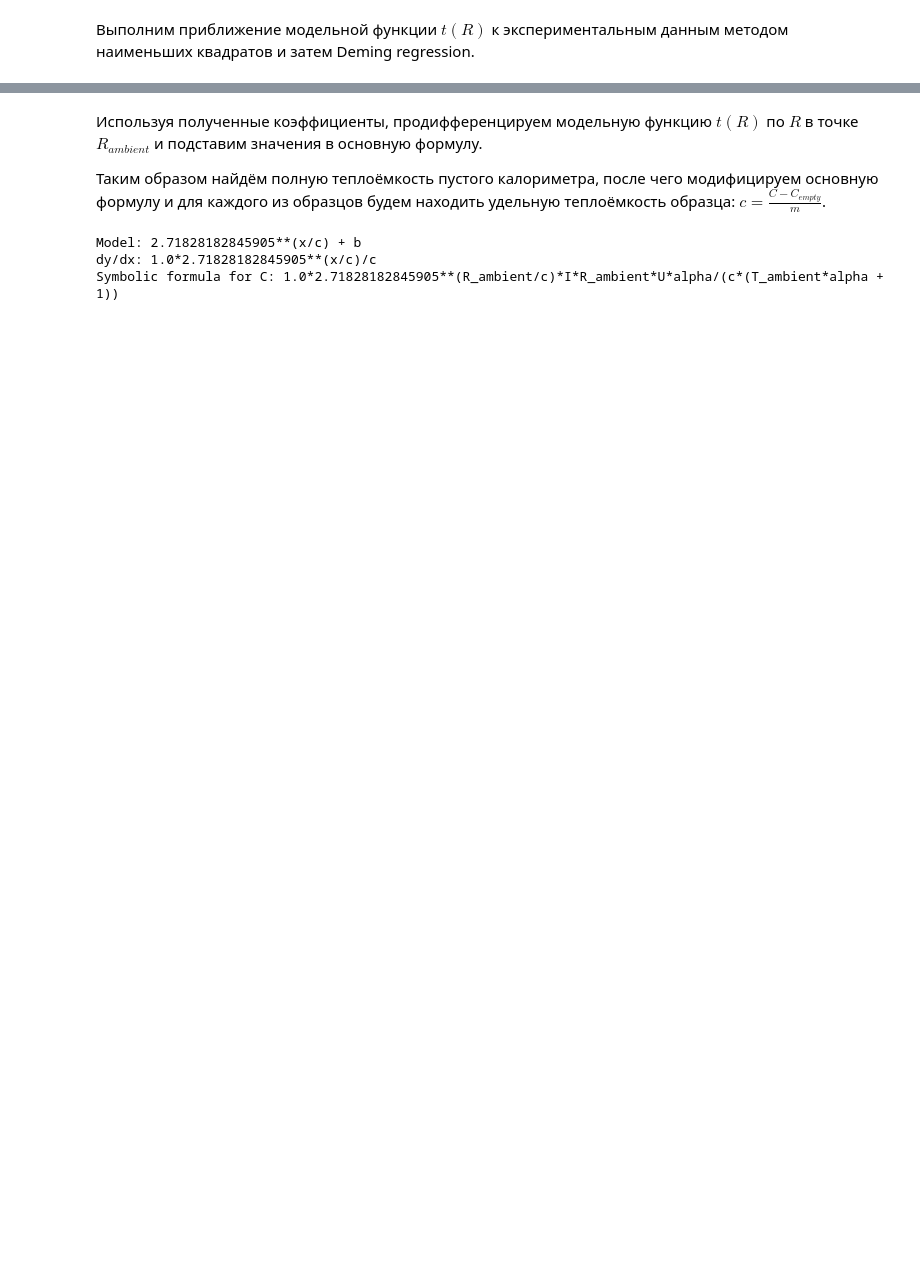
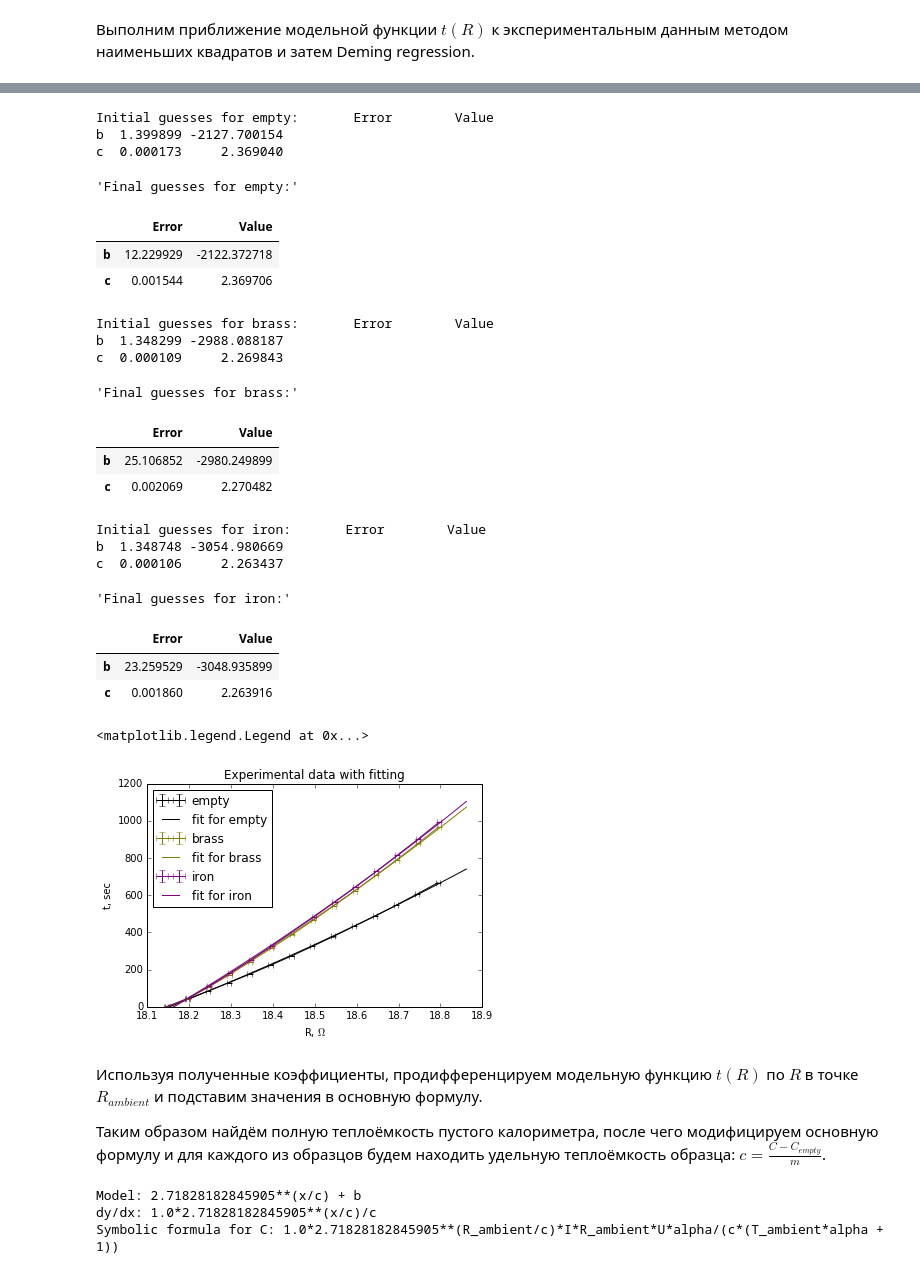
Before and after one commit to intelfx/mipt-lab, a Jupyter notebook: Курс 1 семестр 2/Лабы/2.1.4/main.ipynb, the cells around one changed output, grey strips where cells are left out. Cells and saved outputs as stored; diff of their text form; code cells hidden in the pictures; blank space fills up the shorter version.

```diff
--- a/Курс 1 семестр 2/Лабы/2.1.4/main.ipynb
+++ b/Курс 1 семестр 2/Лабы/2.1.4/main.ipynb
@@ -289,3 +178,55 @@ c  0.000106     2.263437
+# %%
+from scipy import optimize as sp_opt
+from scipy import odr as sp_odr
+
+for kind in kinds:
+    ll.add(work[kind], ll.fit(name = kind,
+                              model = model,
+                              model_args = model_args,
+                              x = x(kind),
+                              y = y(kind),
+                              xerr = xerr(kind),
+                              yerr = yerr(kind)))
+
+
+plt.title("Experimental data with fitting")
+plt.xlabel("R, $\Omega$")
+plt.ylabel("t, sec")
+
+x_linspace = ll.linspace([x for x in x(kind) for kind in data])
+
+for kind in kinds:
+    plt.errorbar(x = x(kind), y = y(kind), xerr = xerr(kind), yerr = yerr(kind),
+                 label = kind, color = colors[kind])
+    plt.errorbar(x = x_linspace, y = model(x_linspace, *work[kind].Value[model_args]),
+                 label = "fit for %s" % kind, color = colors[kind])
+
+plt.axis([None, None, 0, None])
+plt.legend(loc = "best")
+# %% [output]
+Initial guesses for empty:       Error        Value
+b  1.399899 -2127.700154
+c  0.000173     2.369040
+'Final guesses for empty:'
+|  | Error | Value |
+| b | 12.229929 | -2122.372718 |
+| c | 0.001544 | 2.369706 |
+Initial guesses for brass:       Error        Value
+b  1.348299 -2988.088187
+c  0.000109     2.269843
+'Final guesses for brass:'
+|  | Error | Value |
+| b | 25.106852 | -2980.249899 |
+| c | 0.002069 | 2.270482 |
+Initial guesses for iron:       Error        Value
+b  1.348748 -3054.980669
+c  0.000106     2.263437
+'Final guesses for iron:'
+|  | Error | Value |
+| b | 23.259529 | -3048.935899 |
+| c | 0.001860 | 2.263916 |
+<matplotlib.legend.Legend at 0x...>
+[figure, added]
 # %% [markdown]
 Используя полученные коэффициенты, продифференцируем модельную функцию $t(R)$ по $R$ в точке $R_{ambient}$ и подставим значения в основную формулу.
 
```
Also changed, not shown: parts of 7 cells of this notebook, 2 other files.
